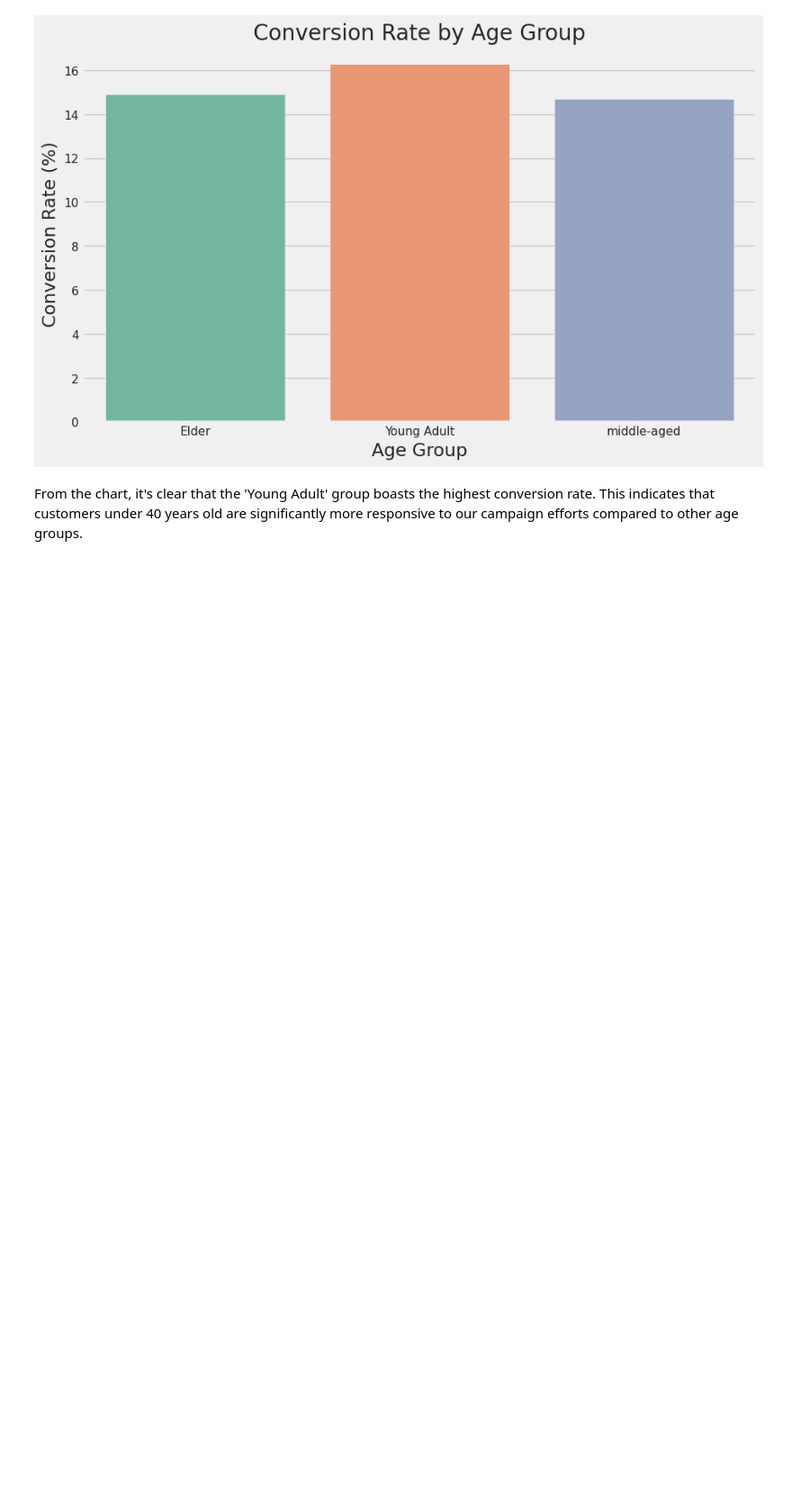
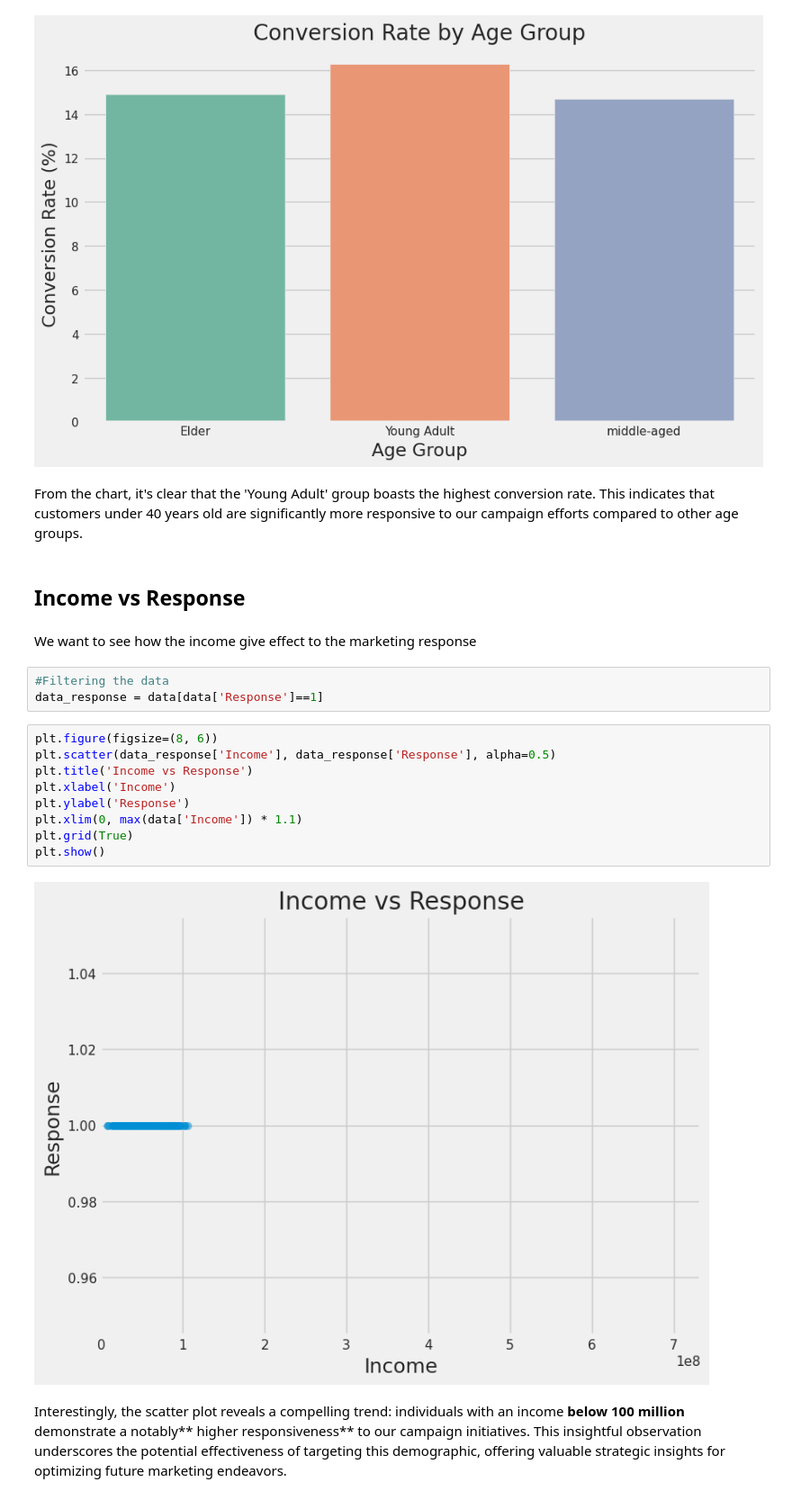
Before and after one commit to dzulwulann/CustomerPersonality_Prediction, a Jupyter notebook: Marketing_campaign.ipynb, the cells around one changed output. Shown at 90% size. Cells and saved outputs as stored; diff of their text form; blank space fills up the shorter version.

Commit message:
Update EDA Income vs conversion rate

```diff
--- a/Marketing_campaign.ipynb
+++ b/Marketing_campaign.ipynb
@@ -125,3 +137,23 @@ plt.show()
 [figure]
 # %% [markdown]
 From the chart, it's clear that the 'Young Adult' group boasts the highest conversion rate. This indicates that customers under 40 years old are significantly more responsive to our campaign efforts compared to other age groups.
+# %% [markdown]
+## Income vs Response
+# %% [markdown]
+We want to see how the income give effect to the marketing response
+# %%
+#Filtering the data
+data_response = data[data['Response']==1]
+# %%
+plt.figure(figsize=(8, 6))
+plt.scatter(data_response['Income'], data_response['Response'], alpha=0.5)
+plt.title('Income vs Response')
+plt.xlabel('Income')
+plt.ylabel('Response')
+plt.xlim(0, max(data['Income']) * 1.1)
+plt.grid(True)
+plt.show()
+# %% [output]
+[figure, added]
+# %% [markdown]
+Interestingly, the scatter plot reveals a compelling trend: individuals with an income **below 100 million** demonstrate a notably** higher responsiveness** to our campaign initiatives. This insightful observation underscores the potential effectiveness of targeting this demographic, offering valuable strategic insights for optimizing future marketing endeavors.
```
Also changed, not shown: parts of 2 cells of this notebook.
